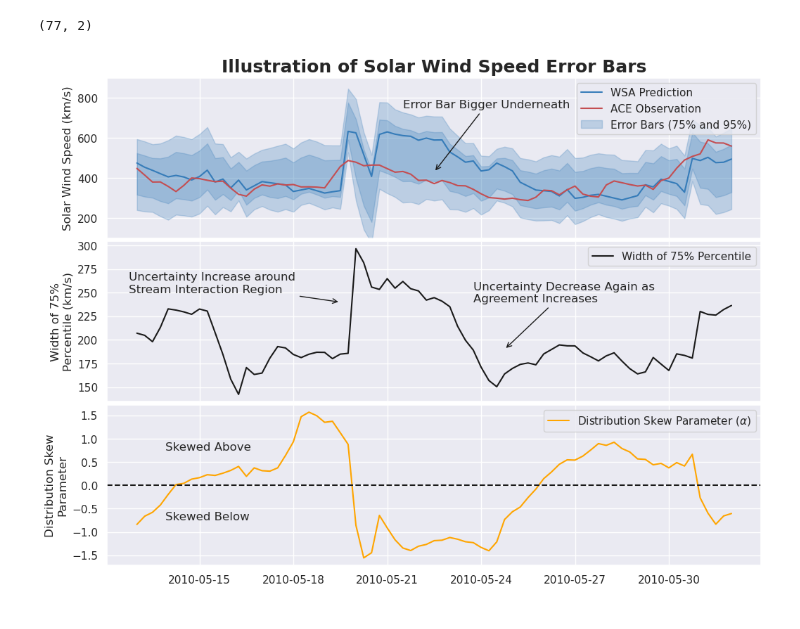
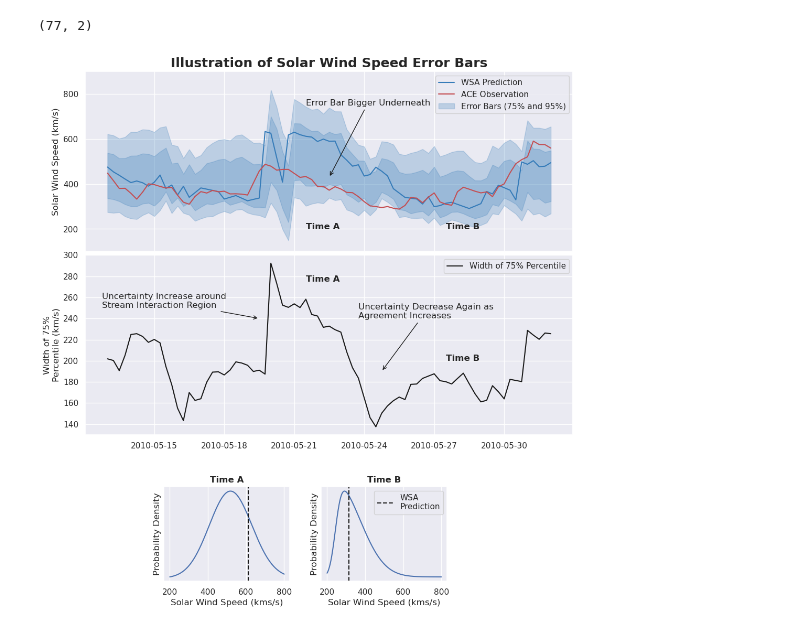
Before and after one commit to ddasilva/wsa_knn_uncertainty_v2, a Jupyter notebook: notebooks/Error Bar Illustration.ipynb, the cells around one changed output. Drawn from its saved outputs; the diff is of its cells as text; code cells hidden in the pictures.

```diff
--- a/notebooks/Error Bar Illustration.ipynb
+++ b/notebooks/Error Bar Illustration.ipynb
@@ -15,7 +15,9 @@ time_range = (pd.Timestamp("2010-05-13 0:00:00"), pd.Timestamp("2010-06-01 00:00
 # %%
 # Read from Disk
 df_dataset = pd.read_csv(
-    "../data/processed/skew_gaussian/k200/delta_window8/processed_daysahead3_R000.csv"
+#    "../data/processed/skew_gaussian/k200/delta_window8/processed_daysahead3_R000.csv"
+    "../data/processed/test/processed_daysahead3_R000.csv"
+
 )
 df_dataset.forward_time = pd.to_datetime(df_dataset.forward_time)
 
@@ -34,18 +36,25 @@ df_dataset.head()
 # %%
 err1 = []
 err2 = []
+median = []
+pdf = []
+bins= np.arange(200, 801)
 
 for _, row in df_dataset.iterrows():
     dist = skewnorm(
-        row.forward_skew,
-        loc=row.forward_Vp_pred + row.forward_mean,
-        scale=row.forward_sigma,
+        row.forward_shape,
+        loc=row.forward_loc,
+        scale=row.forward_scale,
     )
     err1.append(dist.interval(0.75))
     err2.append(dist.interval(0.95))
+    median.append(dist.interval(0)[0])
+    pdf.append(dist.pdf(bins))
+
 
 err1 = np.array(err1)
 err2 = np.array(err2)
+median = np.array(median)
 err1.shape
 # %% [output]
 (77, 2)
@@ -55,7 +67,7 @@ red_color = "r"
 black_color = "k"
 gold_color = "orange"
 purple_color = "purple"
-fig, axes = plt.subplots(3, 1, sharex=True, figsize=(12, 9))
+fig, axes = plt.subplots(2, 1, sharex=True, figsize=(12, 9))
 
 # Error Bars ------------------------------
 ax = axes[0]
@@ -102,49 +114,77 @@ ax.plot(
     label="Width of 75% Percentile",
 )
 ax.set_ylabel("Width of 75%\nPercentile (km/s)")
 
 ax.annotate(
+    "Uncertainty Increase around\nStream Interaction Region",
+    xytext=(pd.Timestamp("2010-05-12 18:00:00"), 250),
+    xy=(pd.Timestamp("2010-05-19 12:00:00"), 240),
+    arrowprops=dict(arrowstyle="->", color="k"),
+)
+
+ax.annotate(
     "Uncertainty Decrease Again as\nAgreement Increases",
     xytext=(pd.Timestamp("2010-05-23 18:00:00"), 240),
     xy=(pd.Timestamp("2010-05-24 18:00:00"), 190),
     arrowprops=dict(arrowstyle="->", color="k"),
 )
 
-ax.annotate(
-    "Uncertainty Increase around\nStream Interaction Region",
-    xytext=(pd.Timestamp("2010-05-12 18:00:00"), 250),
-    xy=(pd.Timestamp("2010-05-19 12:00:00"), 240),
-    arrowprops=dict(arrowstyle="->", color="k"),
-)
+#ax= axes[3]
+# [left, bottom, width, height]
+ax = fig.add_axes([.25, -.2, 0.2, 0.2])
+t = pd.Timestamp("2010-05-21 12:00:00")
+axes[0].text(t, 200, 'Time A', fontweight='bold')
+axes[1].text(t, 275, 'Time A', fontweight='bold')
+ax.set_title('Time A', fontweight='bold')
+i = df_dataset.forward_time.searchsorted(t)
+ax.plot(bins, pdf[i])
+ax.axvline(df_dataset.forward_Vp_pred.iloc[i], linestyle='dashed', color='k')
+ax.set_yticks([])
+ax.set_ylabel('Probability Density')
+ax.set_xlabel('Solar Wind Speed (kms/s)')
 
-# Skew Parameter ------------------------------
-ax = axes[2]
-ax.plot(
-    df_dataset["forward_time"],
-    df_dataset["forward_skew"],
-    color=gold_color,
-    label=r"Distribution Skew Parameter ($\alpha$)",
-)
-ax.set_ylabel("Distribution Skew\nParameter")
-ax.axhline(0, linestyle="dashed", color="k")
-ax.text(pd.Timestamp("2010-05-13 22:00:00"), 0.75, "Skewed Above")
-ax.text(pd.Timestamp("2010-05-13 22:00:00"), -0.75, "Skewed Below")
+ax = fig.add_axes([.5, -.2, 0.2, 0.2])
+t = pd.Timestamp("2010-05-27 12:00:00")
+axes[0].text(t, 200, 'Time B', fontweight='bold')
+axes[1].text(t, 200, 'Time B', fontweight='bold')
+ax.set_title('Time B', fontweight='bold')
+i = df_dataset.forward_time.searchsorted(t)
+ax.plot(bins, pdf[i])
+ax.axvline(df_dataset.forward_Vp_pred.iloc[i], linestyle='dashed', color='k', label='WSA\nPrediction')
+ax.set_ylabel('Probability Density')
+ax.set_yticks([])
+ax.set_xlabel('Solar Wind Speed (kms/s)')
+ax.legend()
+
+
+# Shape Parameter ------------------------------
+#ax = axes[3]
+#ax.plot(
+#    df_dataset["forward_time"],
+#    df_dataset["forward_shape"],
+#    color=gold_color,
+#    label=r"Distribution Shape Parameter ($\alpha$)' + '\n(Controls Skewness)",
+#)
+#ax.set_ylabel("Distribution Shape\nParameter")
+#ax.axhline(0, linestyle="dashed", color="k")
+#ax.text(pd.Timestamp("2010-05-13 22:00:00"), 0.75, "Skewed Above")
+#ax.text(pd.Timestamp("2010-05-13 22:00:00"), -0.75, "Skewed Below")
 
 for ax in axes:
     ax.legend(loc="upper right")
 
 # i = 500
 # print(repr((df_dataset.index[i], df_dataset.index[i + 100])))
 #    ax.set_xlim(df_dataset.index[i], df_dataset.index[i + 100])
 
 # plt.xlim(pd.Timestamp('2010-02-25 18:00:00'), pd.Timestamp('2010-03-22 18:00:00'))
 axes[0].xaxis.set_major_locator(mdates.DayLocator(interval=3))
 axes[0].set_title(
     "Illustration of Solar Wind Speed Error Bars", fontweight="bold", fontsize=18
 )
 plt.subplots_adjust(wspace=0.4, hspace=0.02)
 
 
 plt.savefig("../plots/error_bar_illustration.png", dpi=300)
 # %% [output]
-[figure, old version]
+[figure, new version]
```
Also changed, not shown: parts of 4 cells of this notebook, 6 other files.
